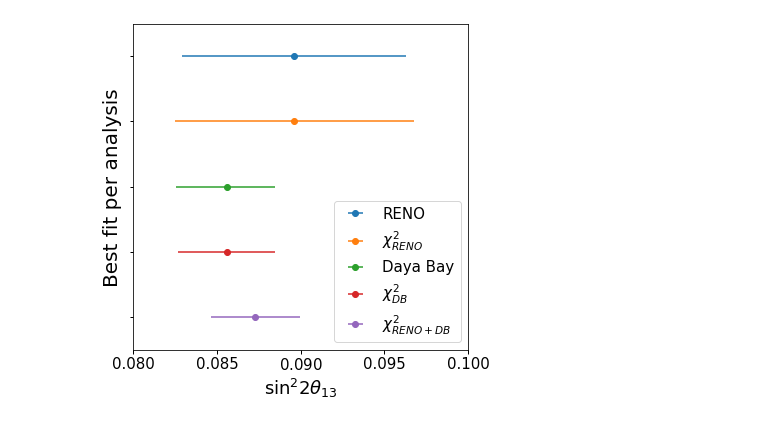
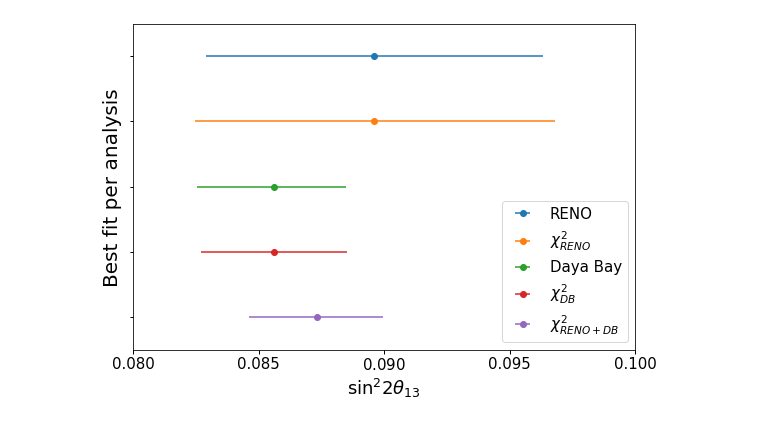
Before and after one commit to JorgeGarciaBello/global_analysis, a Jupyter notebook: data/Uncertainties_from_different_analyzes.ipynb, the cells around one changed output. Drawn from its saved outputs; the diff is of its cells as text; code cells hidden in the pictures.

```diff
--- a/data/Uncertainties_from_different_analyzes.ipynb
+++ b/data/Uncertainties_from_different_analyzes.ipynb
@@ -5,7 +5,7 @@ import matplotlib.pyplot as plt
 # example data
 
 
-fig, ax0 = plt.subplots(figsize=(6,6))
+fig, ax0 = plt.subplots(figsize=(9,6))
 #ax0.errorbar(x,y,xerr=sigma_err,fmt='o')
 # RENO results
 ax0.errorbar(0.0896,7,xerr=[[0.00671],[0.00671]],fmt='o')
@@ -20,31 +20,31 @@ ax0.errorbar([0.0856],[4],xerr=[[0.0029],[0.0029]],fmt='o')
 # Our RENO and Daya Bay results
 ax0.errorbar([0.0873],[3],xerr=[[0.00267],[0.00265]],fmt='o')
 
 
 
 # Acotaciones en los ejes X y Y
 ax0.set_xlim(0.08, 0.1)       # From RENO
 ax0.set_ylim(2.5, 7.5)           # From RENO
 
 
 ax0.set_xlabel(r'$\sin^2 2 \theta_{13}$')
 ax0.set_ylabel('Best fit per analysis')
 
 ax0.set_xticks([0.08,0.085,0.09,0.095,0.1])
 ax0.set_xticklabels(['0.080','0.085','$0.090$','0.095','0.100'])
 
 ax0.set_yticks([3,4,5,6,7])
 ax0.set_yticklabels(['','','','',''])
 ax0.margins(2)           # Default margin is 0.05, value 0 means fit
 # Añado leyenda, tamaño de letra 10, en esquina superior derecha
 ax0.legend(('RENO',r'$\chi^2_{RENO}$','Daya Bay', r'$\chi^2_{DB}$',r'$\chi^2_{RENO+DB}$' ),
 prop = {'size': 15}, loc='lower right')
 
 ax0.xaxis.label.set_size(18)
 ax0.yaxis.label.set_size(20)
 ax0.tick_params(labelcolor='black', labelsize=15, width=1)
 
 fig.savefig("s22t13_uncertainties_comparison.png")
 #fig.savefig("s22t13_uncertainties_comparison.eps")
 # %% [output]
-[figure, old version]
+[figure, new version]
```
Also changed, not shown: 4 other files.
